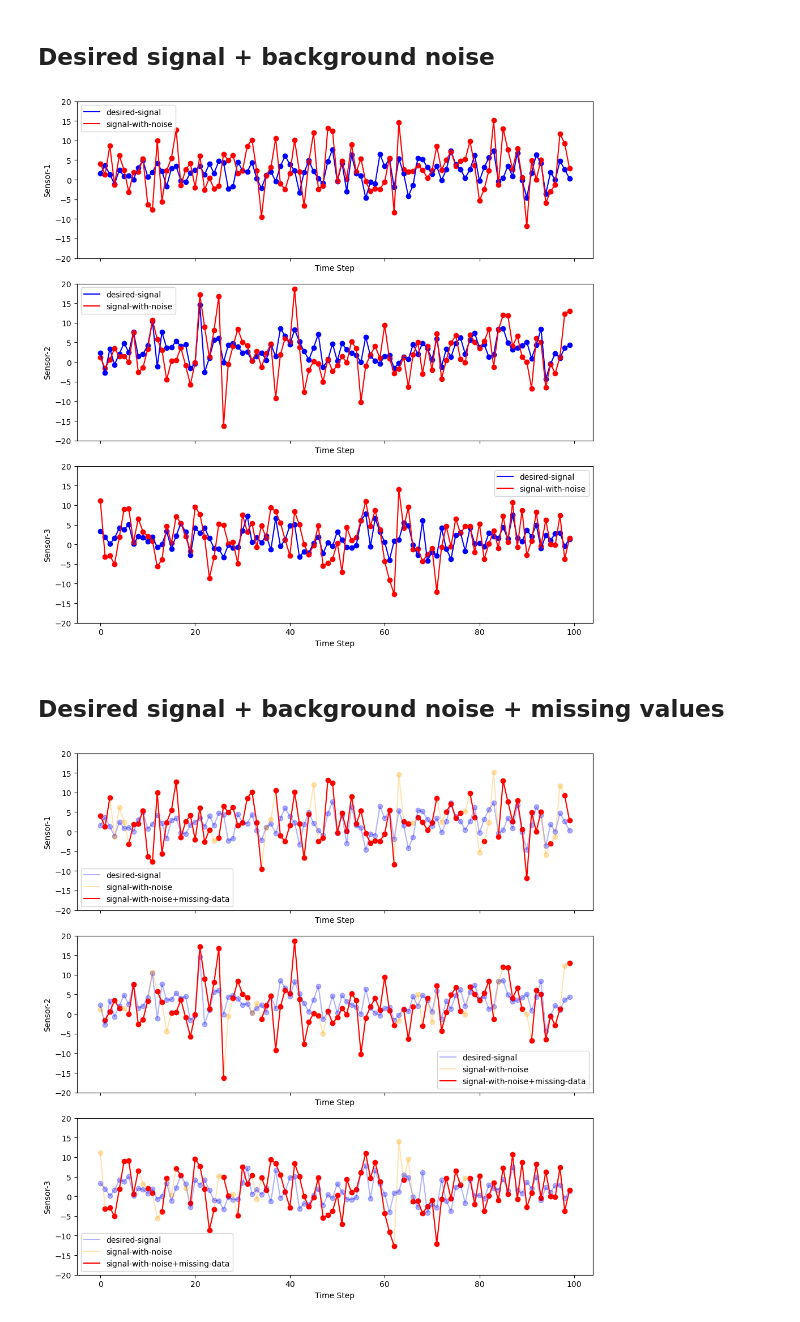
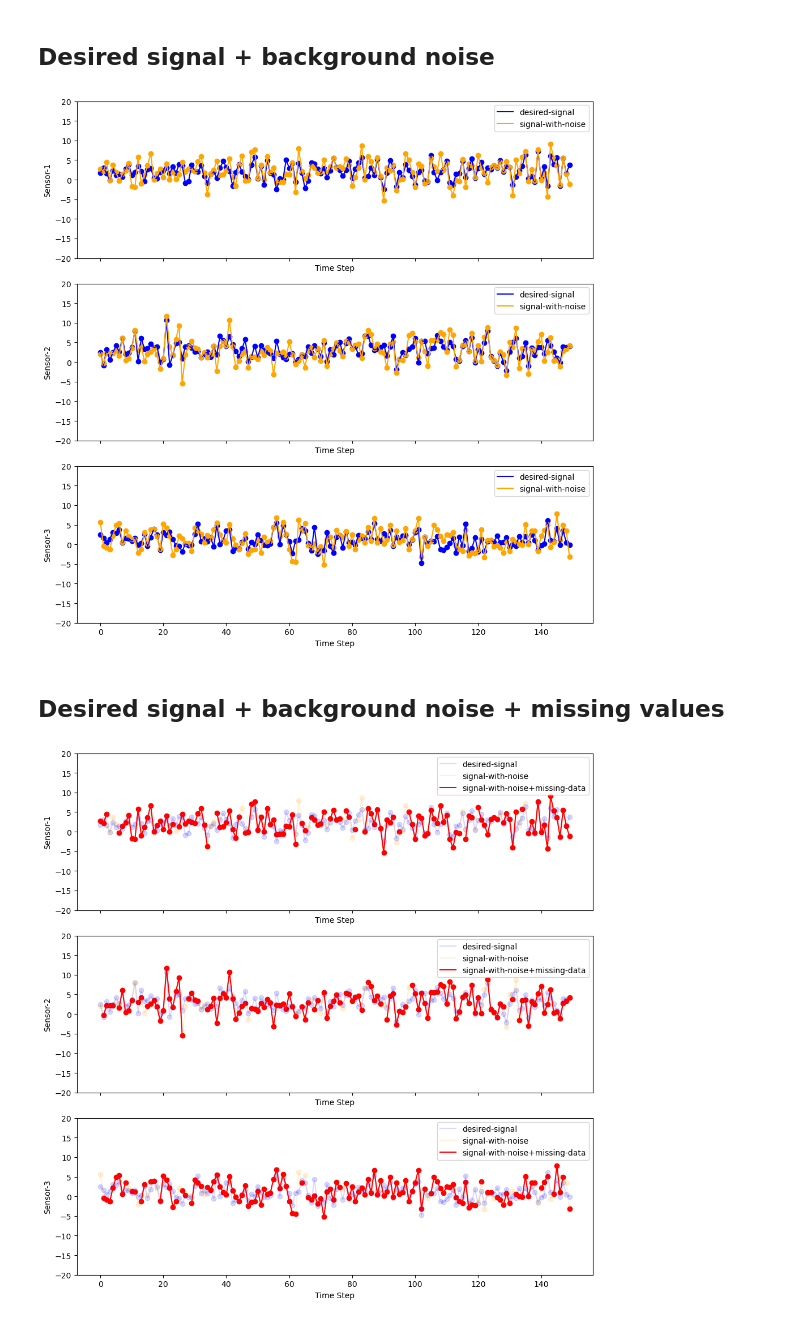
Before and after one commit to giobbu/online-root-cause-analysis, a Jupyter notebook: notebooks/01_kafka_SNR_producer.ipynb, the cells around one changed output. Saved outputs shown, nothing was run; the diff lists cells and outputs as text; code cells hidden in the pictures.

```diff
--- a/notebooks/01_kafka_SNR_producer.ipynb
+++ b/notebooks/01_kafka_SNR_producer.ipynb
@@ -14,21 +14,21 @@ NOISE_LEVEL=0  # Set NOISE LEVEL
 
 params_sens1 = SensorParams(sensor_name="sensor-1",
                             mu=2,
-                            sigma=3,
+                            sigma=2,
                             eps=NOISE_LEVEL,
                             max_delay=0.1,
                             )
 
 params_sens2 = SensorParams(sensor_name="sensor-2",
                             mu=3,
-                            sigma=3,
+                            sigma=2,
                             eps=NOISE_LEVEL,
                             max_delay=0.1,
                             )
 
 params_sens3 = SensorParams(sensor_name="sensor-3",
                             mu=1,
-                            sigma=3,
+                            sigma=2,
                             eps=NOISE_LEVEL,
                             max_delay=0.1,
                             )
@@ -40,7 +40,7 @@ producer = KafkaProducer(bootstrap_servers='localhost:9092',
 # %%
 from utils.kafka_sender import generator_streaming_data
 
-NUM_OBS = 100
+NUM_OBS = 150
 
 list_signal_obs_1=[]
 list_signal_obs_2=[]
@@ -70,7 +70,7 @@ plot_sens_obs(obs_data_stream, ylim_low=y_lower_limit, ylim_up=y_upper_limit)
 ## Desired signal + background noise
 # %%
 # Add background noise
-NOISE_LEVEL=5
+NOISE_LEVEL=2
 
 params_sens1.eps = NOISE_LEVEL
 params_sens2.eps = NOISE_LEVEL
@@ -110,7 +110,7 @@ for idx, ax in enumerate(axes):
 plt.tight_layout()
 plt.show()
 # %% [output]
-[figure, old version]
+[figure, new version]
 # %% [markdown]
 ## Desired signal + background noise + missing values
 # %%
@@ -137,24 +137,24 @@ for _ in range(NUM_OBS):
 # %%
 missing_obs_data_stream = np.array([list_missing_obs_1, list_missing_obs_2, list_missing_obs_3])
 
 missing_levels = {"signal": obs_data_stream,
                     f"noise-level-{NOISE_LEVEL}": noisy_obs_data_stream,
                     f"missing-data-{MISSING_DATA_PERCENTAGE}": missing_obs_data_stream}
 
-TRANSPARENCY =0.1
+TRANSPARENCY =0.15
 fig, axes = plt.subplots(nrows=len(obs_data_stream), ncols=1, figsize=(10, 10), sharex=True)
 for idx, ax in enumerate(axes):
     ax.plot(np.arange(len(obs_data_stream[idx])), missing_levels["signal"][idx], alpha=TRANSPARENCY , color="blue", label="desired-signal")
     ax.scatter(np.arange(len(obs_data_stream[idx])), missing_levels["signal"][idx], alpha=TRANSPARENCY , color="blue")
     ax.plot(np.arange(len(obs_data_stream[idx])), missing_levels[f"noise-level-{NOISE_LEVEL}"][idx], alpha=TRANSPARENCY , color="orange", label="signal-with-noise")
     ax.scatter(np.arange(len(obs_data_stream[idx])), missing_levels[f"noise-level-{NOISE_LEVEL}"][idx], alpha=TRANSPARENCY , color="orange")
     ax.plot(np.arange(len(obs_data_stream[idx])), missing_levels[f"missing-data-{MISSING_DATA_PERCENTAGE}"][idx], color="red", label="signal-with-noise+missing-data")
     ax.scatter(np.arange(len(obs_data_stream[idx])), missing_levels[f"missing-data-{MISSING_DATA_PERCENTAGE}"][idx], color="red")
     ax.set_ylabel(f"Sensor-{idx + 1}")
     ax.set_xlabel("Time Step")
     ax.set_ylim(-20, 20)
     ax.legend()
 plt.tight_layout()
 plt.show()
 # %% [output]
-[figure, old version]
+[figure, new version]
```
Also changed, not shown: parts of 7 cells of this notebook.
